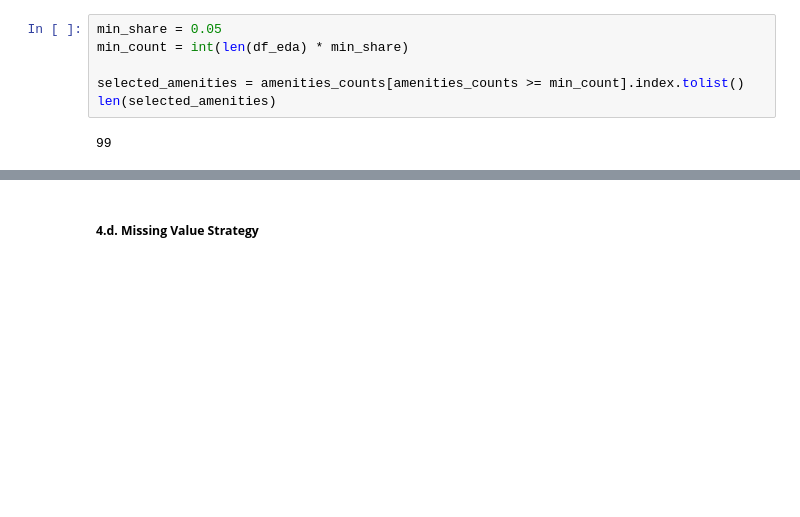
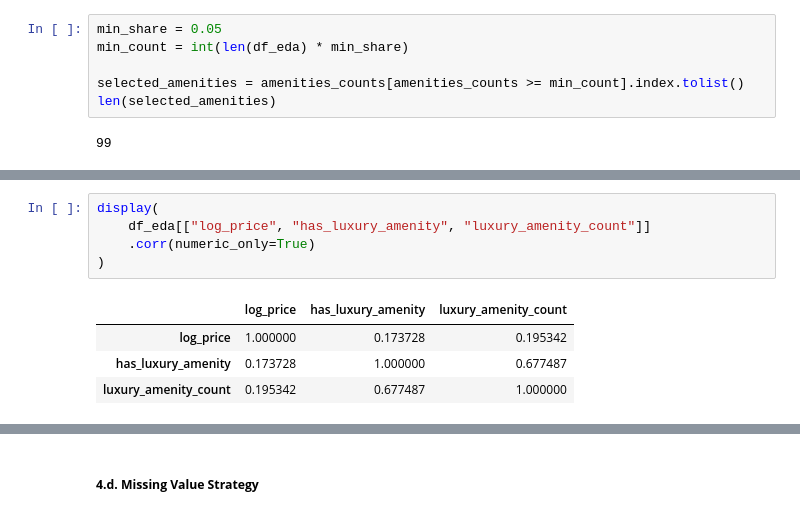
Before and after one commit to Batujan/Airbnb_Basque_Country_Price_Prediction, a Jupyter notebook: notebooks/01_data_exploration.ipynb, the cells around one changed output, grey strips where cells are left out. Cells and saved outputs as stored; diff of their text form; blank space fills up the shorter version.

```diff
--- a/notebooks/01_data_exploration.ipynb
+++ b/notebooks/01_data_exploration.ipynb
@@ -902,0 +996,10 @@ amenity_impact.head(20)
+# %%
+display(
+    df_eda[["log_price", "has_luxury_amenity", "luxury_amenity_count"]]
+    .corr(numeric_only=True)
+)
+# %% [output]
+|  | log_price | has_luxury_amenity | luxury_amenity_count |
+| log_price | 1.000000 | 0.173728 | 0.195342 |
+| has_luxury_amenity | 0.173728 | 1.000000 | 0.677487 |
+| luxury_amenity_count | 0.195342 | 0.677487 | 1.000000 |
```
Also changed, not shown: parts of 6 cells of this notebook.
